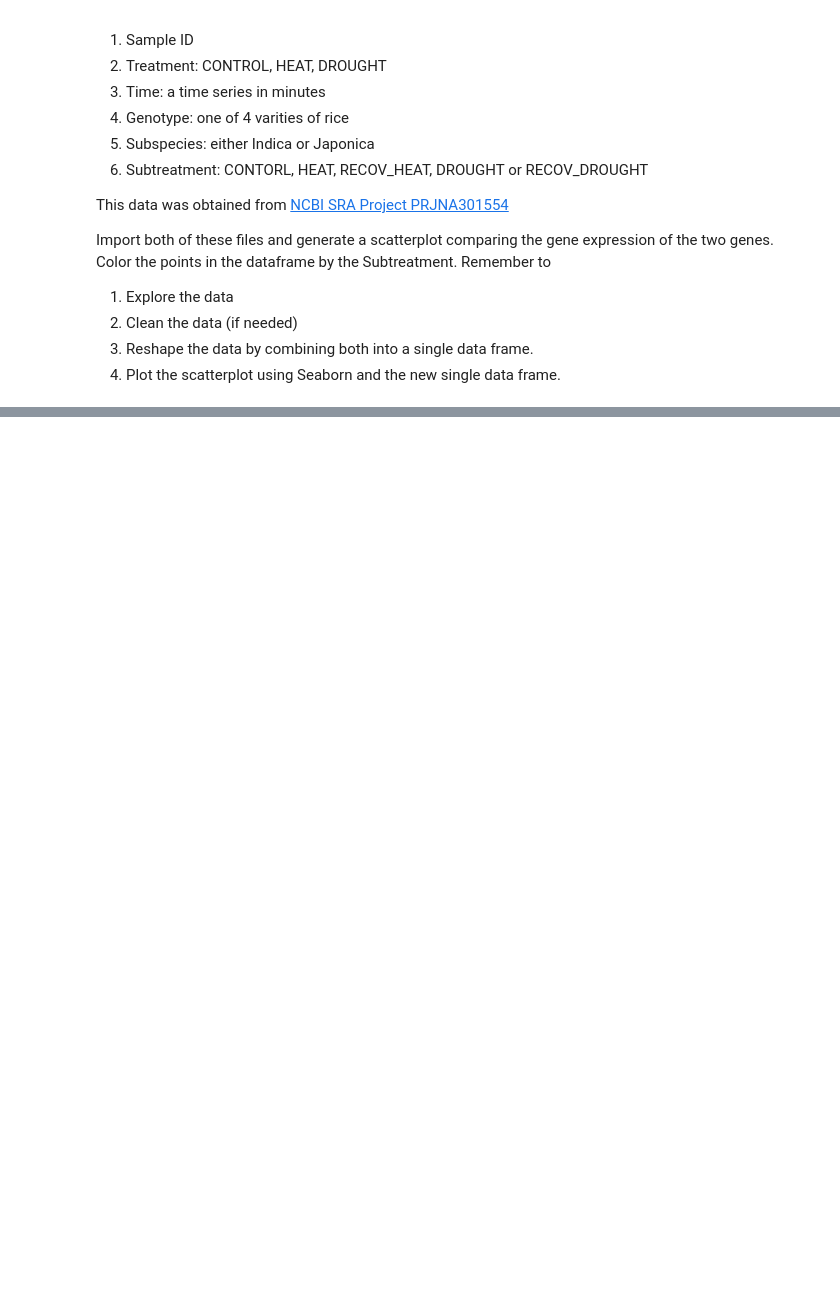
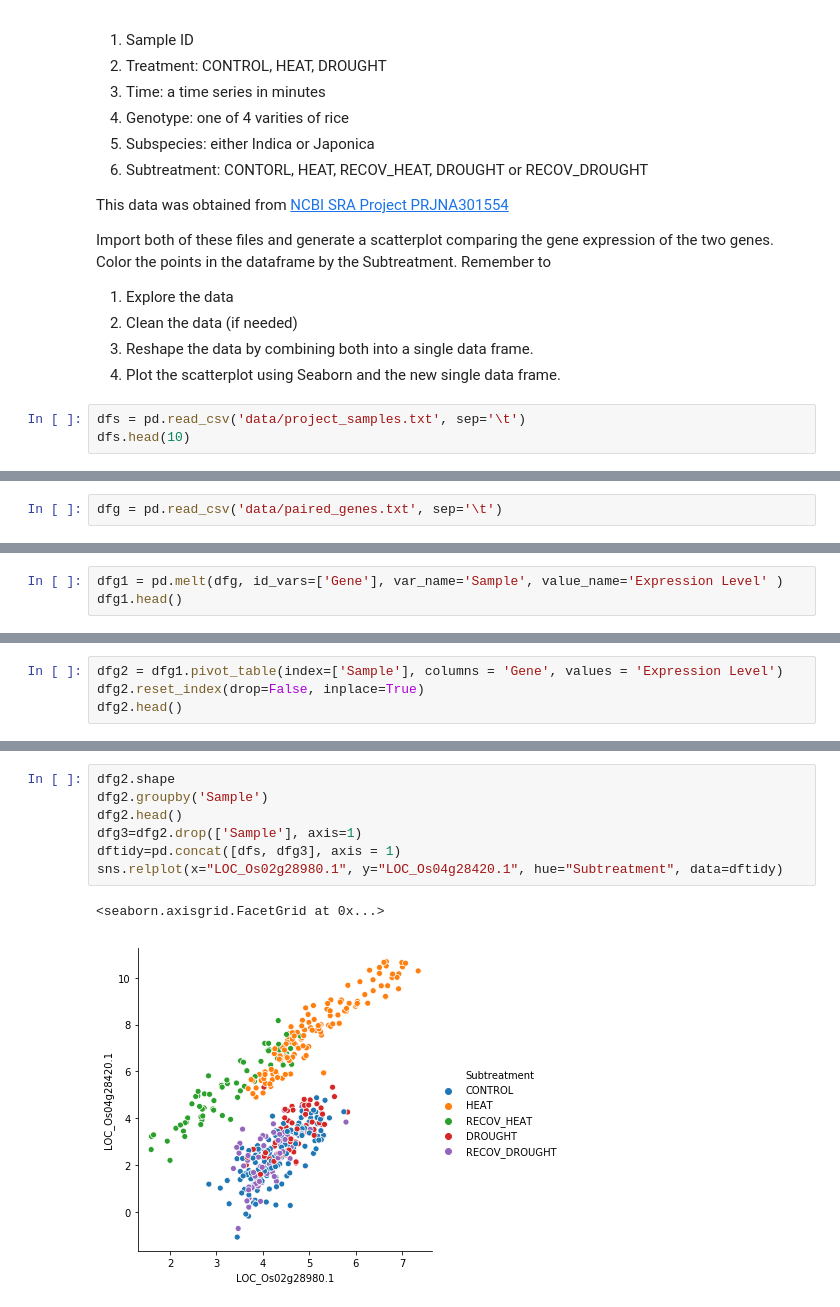
Before and after one commit to DslimII/hort503, a Jupyter notebook: Data Wrangling/A08-Data_Wrangling-Practice.ipynb, the cells around one changed output, grey strips where cells are left out. Drawn from its saved outputs; the diff is of its cells as text; blank space fills up the shorter version.

```diff
--- a/Data Wrangling/A08-Data_Wrangling-Practice.ipynb
+++ b/Data Wrangling/A08-Data_Wrangling-Practice.ipynb
@@ -37,3 +44,6 @@ Import both of these files and generate a scatterplot comparing the gene express
 2. Clean the data (if needed)
 3. Reshape the data by combining both into a single data frame.
 4. Plot the scatterplot using Seaborn and the new single data frame.
+# %%
+dfs = pd.read_csv('data/project_samples.txt', sep='\t')
+dfs.head(10)
@@ -39,0 +66,2 @@ Import both of these files and generate a scatterplot comparing the gene express
+# %%
+dfg = pd.read_csv('data/paired_genes.txt', sep='\t')
@@ -39,0 +75,3 @@ Import both of these files and generate a scatterplot comparing the gene express
+# %%
+dfg1 = pd.melt(dfg, id_vars=['Gene'], var_name='Sample', value_name='Expression Level' )
+dfg1.head()
@@ -39,0 +98,4 @@ Import both of these files and generate a scatterplot comparing the gene express
+# %%
+dfg2 = dfg1.pivot_table(index=['Sample'], columns = 'Gene', values = 'Expression Level')
+dfg2.reset_index(drop=False, inplace=True)
+dfg2.head()
@@ -39,0 +109,10 @@ Import both of these files and generate a scatterplot comparing the gene express
+# %%
+dfg2.shape
+dfg2.groupby('Sample')
+dfg2.head()
+dfg3=dfg2.drop(['Sample'], axis=1)
+dftidy=pd.concat([dfs, dfg3], axis = 1)
+sns.relplot(x="LOC_Os02g28980.1", y="LOC_Os04g28420.1", hue="Subtreatment", data=dftidy)
+# %% [output]
+<seaborn.axisgrid.FacetGrid at 0x...>
+[figure, added]
```
Also changed, not shown: parts of 8 cells of this notebook, 8 other files.
